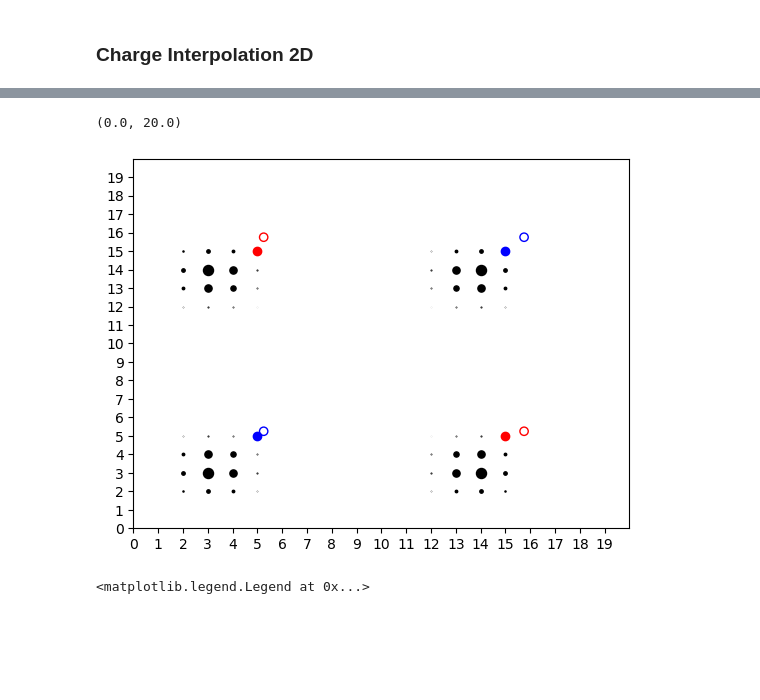
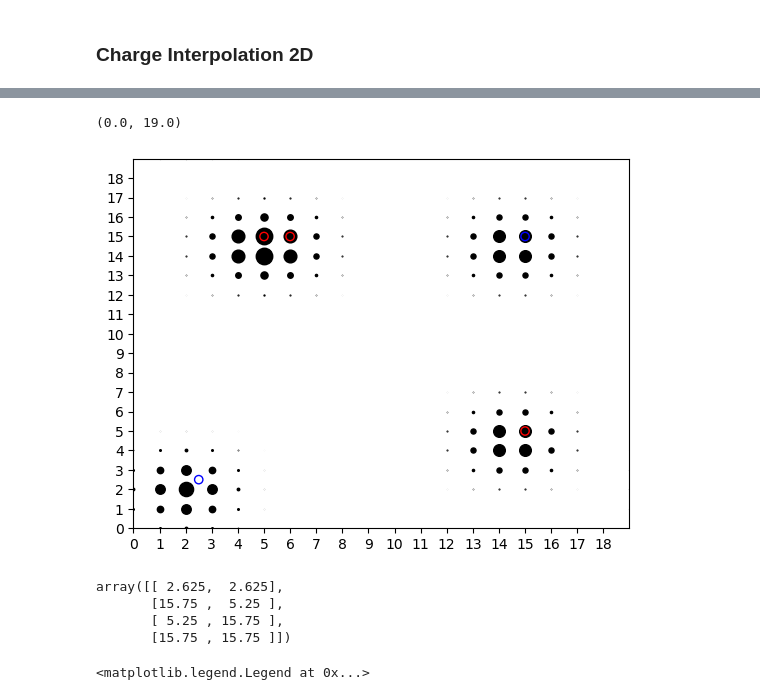
Before and after one commit to ejmeitz/CUDA_P3M, a Jupyter notebook: test_data/scripts.ipynb, the cells around one changed output, grey strips where cells are left out. Drawn from its saved outputs; the diff is of its cells as text; code cells hidden in the pictures; blank space fills up the shorter version.

```diff
--- a/test_data/scripts.ipynb
+++ b/test_data/scripts.ipynb
@@ -74,16 +74,16 @@ a = 2 #lattice param
 lat_vecs = np.array([[a,0],[0,a]])
 rec_lat_vecs = np.array([[1/a,0],[0,1/a]])
 
-n = 4 #spline interpolation order
-K = 21 #num grids in each dim
+n = 7 #spline interpolation order
+K = 20 #num grids in each dim
 K1 = K
 K2 = K
 
 
 mesh_dims = np.array([K1,K2])
 
-charges = [-1,1,1,-1]
-r = np.array([[0.5,0.5], [1.5,0.5], [0.5,1.5], [1.5,1.5]])
+charges = [-1,1,1,1,-1]
+r = np.array([[0.25,0.25], [1.5,0.5], [0.6,1.5], [0.5,1.5], [1.5,1.5]])
 
 
 u = np.zeros_like(r)
@@ -238,9 +182,0 @@ for k1 in range(K1):
-# %%
-plt.imshow(Q, origin = "lower", cmap = "rainbow")
-plt.colorbar()
-colors = {-1 : 'b', 1 : 'r'}
-for i in range(len(charges)):
-    plt.scatter(u[i,0],u[i,1], c = colors[charges[i]])
-
-plt.xlim([0,K1-1])
-plt.ylim([0,K2-1])
@@ -250,9 +182,0 @@ plt.ylim([0,K2-1])
-# %%
-plt.imshow(Q2, origin = "lower", cmap = "rainbow")
-plt.colorbar()
-colors = {-1 : 'b', 1 : 'r'}
-for i in range(len(charges)):
-    plt.scatter(u[i,0],u[i,1], c = colors[charges[i]])
-
-plt.xlim([0,K1-1])
-plt.ylim([0,K2-1])
@@ -262,23 +183,34 @@ plt.ylim([0,K2-1])
 # %%
 
 # Get the colormap used in the colorbar
 for k1 in range(K1):
     for k2 in range(K2):
-        plt.scatter(k1,k2, s = 140*np.abs(Q_mine[k1,k2]), c = 'k')
+        if Q_mine[k1,k2] < 0:
+            c = 'b'
+        else:
+            c = 'r'
+        plt.scatter(k1,k2, s = 400*np.abs(Q_mine[k1,k2]), c = 'k')
 
 colors = {-1 : 'b', 1 : 'r'}
 for i in range(len(charges)):
     nearest_grid = np.round(u[i])
-    plt.scatter(nearest_grid[0],nearest_grid[1], c = colors[charges[i]])
+    # plt.scatter(nearest_grid[0],nearest_grid[1], c = colors[charges[i]])
     plt.scatter(u[i,0],u[i,1], c = 'none', edgecolor = colors[charges[i]])
 plt.xticks(np.arange(0,K1-1))
 plt.yticks(np.arange(0,K2-1))
 # plt.grid(color = 'k', linewidth = 1)
 plt.xlim([0,K1-1])
 plt.ylim([0,K2-1])
 # %% [output]
-(0.0, 20.0)
+(0.0, 19.0)
-[figure, old version]
+[figure, new version]
+# %%
+u
+# %% [output]
+array([[ 2.625,  2.625],
+       [15.75 ,  5.25 ],
+       [ 5.25 , 15.75 ],
+       [15.75 , 15.75 ]])
 # %%
 test_u = np.arange(-2,10,0.01)
 M2_vals = [M(u_, 2) for u_ in test_u]
```
Also changed, not shown: parts of 8 cells of this notebook, 11 other files.
